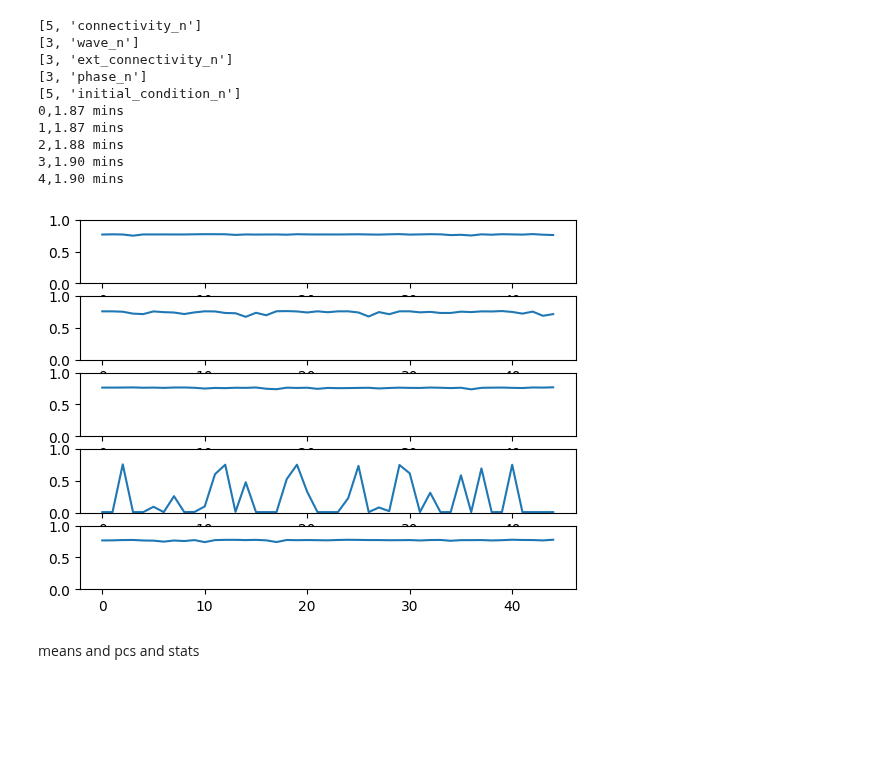
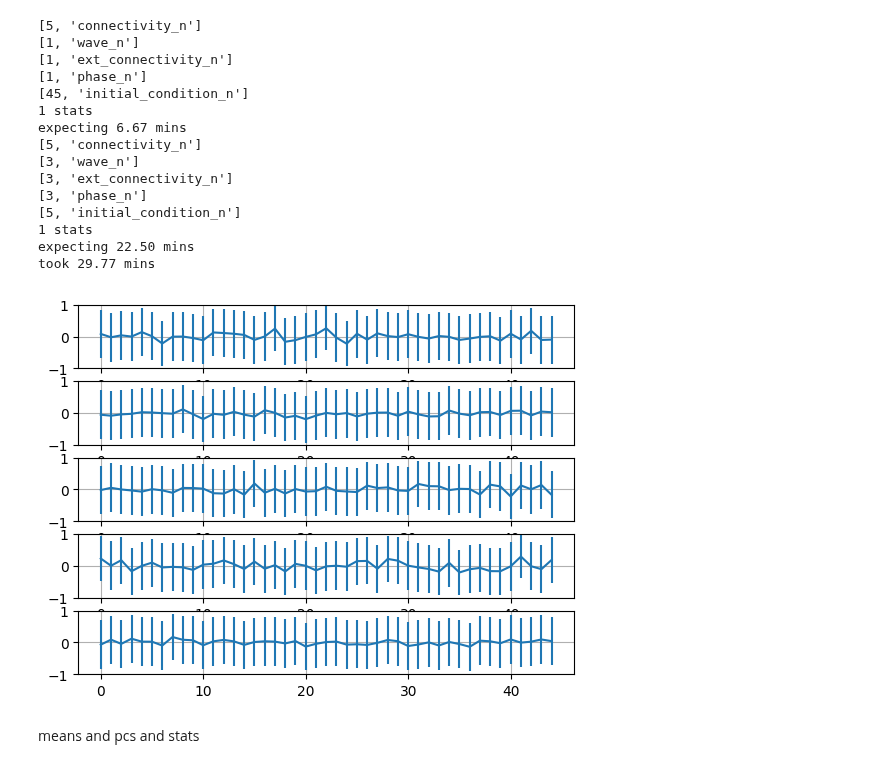
Before and after one commit to zhaoz0314/random-EI, a Jupyter notebook: pseudospatial/nTs/4-4.ipynb, the cells around one changed output. Cells and saved outputs as stored; diff of their text form; code cells hidden in the pictures; blank space fills up the shorter version.

```diff
--- a/pseudospatial/nTs/4-4.ipynb
+++ b/pseudospatial/nTs/4-4.ipynb
@@ -9,16 +9,18 @@ exec(open("functions.py").read())
 # %%
 # set basic parameters and subdirectory
-part_n = 300
+part_n = 500
 e_part_r = 0.8
 e_mean = 4
 ei_std_s = [4, 4]
+waiting_len = 300
 interval_len = 900
 subdirectory = ("{:n}_".format(part_n)
                 + "{:n}_".format(e_part_r)
                 + "{:n}_".format(e_mean)
                 + "{0:n}-{1:n}_".format(ei_std_s[0],
                                         ei_std_s[1])
-                + "{:n}/".format(interval_len))
+                + "{0:n}-{1:n}/".format(interval_len,
+                                        waiting_len))
 #Path(subdirectory).mkdir()
 print(ei_spectral_radius_fct(e_part_r, ei_std_s))
 
@@ -153,34 +166,55 @@ for connectivity_idx in range(connectivity_n):
 # %%
-# run and save trajs
-traj_s_free = low_res_traj_s_fct(connectivity_s, wave_s[:1], ext_connectivity_s[:1], phase_s[:1], initial_condition_s,
-                       labeled_time_interval_s_free, resolution, frame_gap)
-np.savez_compressed(subdirectory + "trajs_free.npz", traj_s_free) # jax has not implemented savez_compressed as of 23/08/23
+# initialize and run stats
+def short_low_res_traj_fct(traj):
+  return(low_res_traj_fct(traj[..., (waiting_len * resolution):], frame_gap))
 
-traj_s = low_res_traj_s_fct(connectivity_s, wave_s, ext_connectivity_s, phase_s, initial_condition_s[::ext_condition_n],
-                            labeled_time_interval_s, resolution, frame_gap)
-np.savez_compressed(subdirectory + "trajs.npz", traj_s)
+start_time = time.time()
+
+traj_s_free = low_res_traj_s_initializer(condition_n_s_free, part_n, used_time_interval_s, resolution, frame_gap)
+traj_s_free = stat_s_fct(connectivity_s, wave_s[:1], ext_connectivity_s[:1], phase_s[:1], initial_condition_s,
+                         labeled_time_interval_s_free, resolution,
+                         short_low_res_traj_fct, traj_s_free)
+np.savez_compressed(subdirectory + "trajs_free.npz", *traj_s_free) # jax has not implemented savez_compressed as of 23/08/23
+
+traj_s = low_res_traj_s_initializer(condition_n_s, part_n, used_time_interval_s, resolution, frame_gap)
+traj_s = stat_s_fct(connectivity_s, wave_s, ext_connectivity_s, phase_s, initial_condition_s[::ext_condition_n],
+                    labeled_time_interval_s, resolution,
+                    short_low_res_traj_fct, traj_s)
+np.savez_compressed(subdirectory + "trajs.npz", *traj_s)
+
+end_time = time.time()
+print("took {:.2f} mins".format((end_time - start_time) / 60))
 # %% [output]
+[5, 'connectivity_n']
+[1, 'wave_n']
+[1, 'ext_connectivity_n']
+[1, 'phase_n']
+[45, 'initial_condition_n']
+1 stats
+expecting 6.67 mins
 [5, 'connectivity_n']
 [3, 'wave_n']
 [3, 'ext_connectivity_n']
 [3, 'phase_n']
 [5, 'initial_condition_n']
-0,1.87 mins
-1,1.87 mins
-2,1.88 mins
-3,1.90 mins
-4,1.90 mins
+1 stats
+expecting 22.50 mins
+took 29.77 mins
 # %%
 # load trajs
-[traj_s_free] = load_as_list(subdirectory + "trajs_free.npz")
-[traj_s] = load_as_list(subdirectory + "trajs.npz")
+traj_s_free = load_as_list(subdirectory + "trajs_free.npz")
+traj_s = load_as_list(subdirectory + "trajs.npz")
 # %%
+# verify chaos
 [fig, subfig_s] = plt.subplots(int(connectivity_n),1)
 for connectivity_idx in range(connectivity_n):
-  subfig_s[connectivity_idx].plot(jnp.var(traj_s_free[connectivity_idx,0,0,0], axis = (-2, -1)))
-  subfig_s[connectivity_idx].set_ylim(0,1)
+  subfig_s[connectivity_idx].errorbar(jnp.arange(initial_condition_n_free),
+                                      jnp.mean(traj_s_free[0][connectivity_idx,0,0,0], axis = (-2, -1)),
+                                      yerr=jnp.var(traj_s_free[0][connectivity_idx,0,0,0], axis = (-2, -1)))
+  subfig_s[connectivity_idx].set_ylim(-1,1)
+  subfig_s[connectivity_idx].grid()
 # %% [output]
-[figure, old version]
+[figure, new version]
 # %% [markdown]
 means and pcs and stats
 # %%
```
Also changed, not shown: parts of 9 cells of this notebook.
